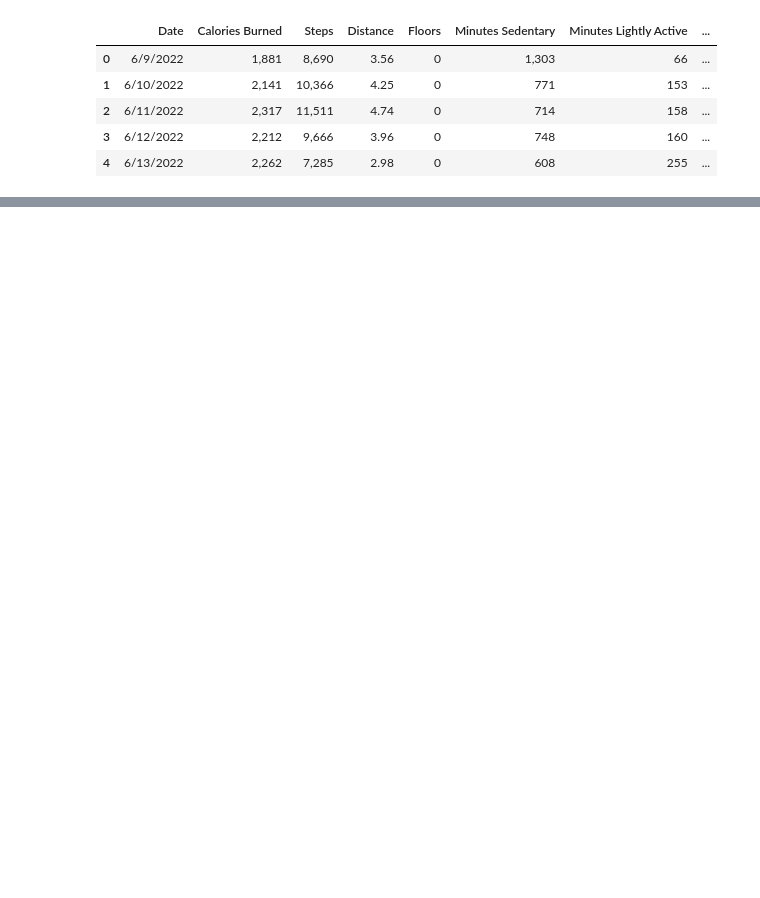
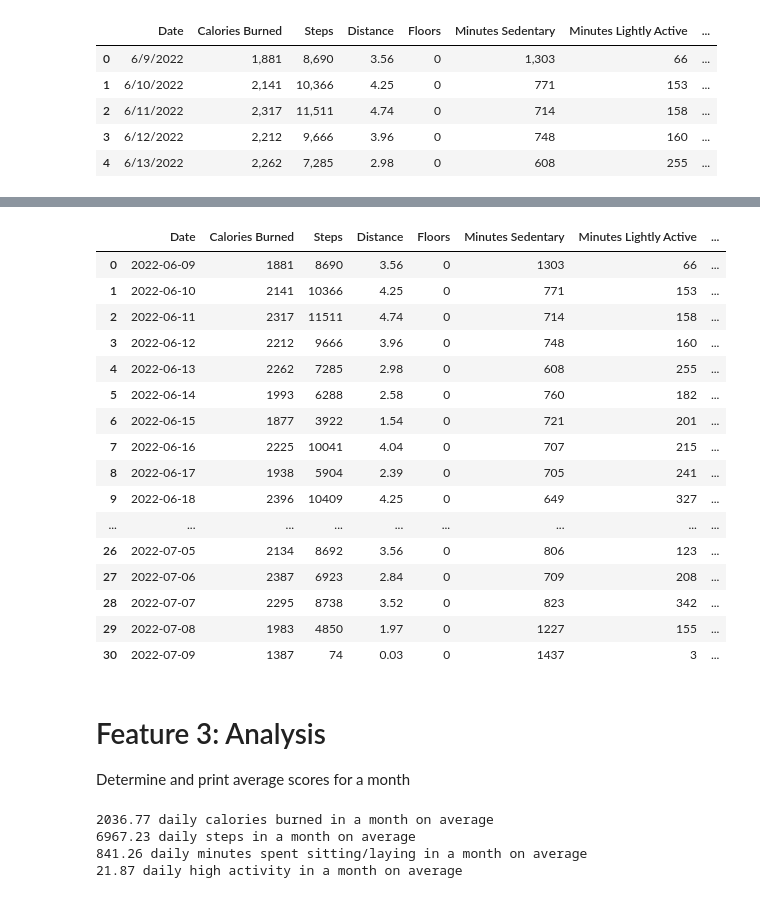
Before and after one commit to sbooten0002/CodeKy, a Jupyter notebook: FitbitProject.ipynb, the cells around one changed output, grey strips where cells are left out. Saved outputs shown, nothing was run; the diff lists cells and outputs as text; code cells hidden in the pictures; blank space fills up the shorter version.

```diff
--- a/FitbitProject.ipynb
+++ b/FitbitProject.ipynb
@@ -13,0 +25,43 @@ fitbit.head()
+# %%
+fitbit.replace(',','', regex=True, inplace=True)
+
+c = fitbit.select_dtypes(object).columns
+fitbit[c] = fitbit[c].apply(pd.to_numeric,errors='coerce')
+fitbit["Date"] = pd.date_range(start='6/9/2022', end='7/9/2022')
+fitbit
+# %% [output]
+|  | Date | Calories Burned | Steps | Distance | Floors | Minutes Sedentary | Minutes Lightly Active | ... |
+| 0 | 2022-06-09 | 1881 | 8690 | 3.56 | 0 | 1303 | 66 | ... |
+| 1 | 2022-06-10 | 2141 | 10366 | 4.25 | 0 | 771 | 153 | ... |
+| 2 | 2022-06-11 | 2317 | 11511 | 4.74 | 0 | 714 | 158 | ... |
+| 3 | 2022-06-12 | 2212 | 9666 | 3.96 | 0 | 748 | 160 | ... |
+| 4 | 2022-06-13 | 2262 | 7285 | 2.98 | 0 | 608 | 255 | ... |
+| 5 | 2022-06-14 | 1993 | 6288 | 2.58 | 0 | 760 | 182 | ... |
+| 6 | 2022-06-15 | 1877 | 3922 | 1.54 | 0 | 721 | 201 | ... |
+| 7 | 2022-06-16 | 2225 | 10041 | 4.04 | 0 | 707 | 215 | ... |
+| 8 | 2022-06-17 | 1938 | 5904 | 2.39 | 0 | 705 | 241 | ... |
+| 9 | 2022-06-18 | 2396 | 10409 | 4.25 | 0 | 649 | 327 | ... |
+| ... | ... | ... | ... | ... | ... | ... | ... | ... |
+| 26 | 2022-07-05 | 2134 | 8692 | 3.56 | 0 | 806 | 123 | ... |
+| 27 | 2022-07-06 | 2387 | 6923 | 2.84 | 0 | 709 | 208 | ... |
+| 28 | 2022-07-07 | 2295 | 8738 | 3.52 | 0 | 823 | 342 | ... |
+| 29 | 2022-07-08 | 1983 | 4850 | 1.97 | 0 | 1227 | 155 | ... |
+| 30 | 2022-07-09 | 1387 | 74 | 0.03 | 0 | 1437 | 3 | ... |
+# %% [markdown]
+# Feature 3: Analysis
+Determine and print average scores for a month
+# %%
+calories_avg = fitbit["Calories Burned"].mean()
+steps_avg = fitbit["Steps"].mean()
+sedentary_avg = fitbit["Minutes Sedentary"].mean()
+active_avg = fitbit["Minutes Very Active"].mean()
+
+print(str(format(calories_avg, "0.2f")) + " daily calories burned in a month on average")
+print(str(format(steps_avg, "0.2f")) + " daily steps in a month on average")
+print(str(format(sedentary_avg, "0.2f")) + " daily minutes spent sitting/laying in a month on average")
+print(str(format(active_avg, "0.2f")) + " daily high activity in a month on average")
+# %% [output]
+2036.77 daily calories burned in a month on average
+6967.23 daily steps in a month on average
+841.26 daily minutes spent sitting/laying in a month on average
+21.87 daily high activity in a month on average
```
Also changed, not shown: parts of 9 cells of this notebook, 2 other files.
